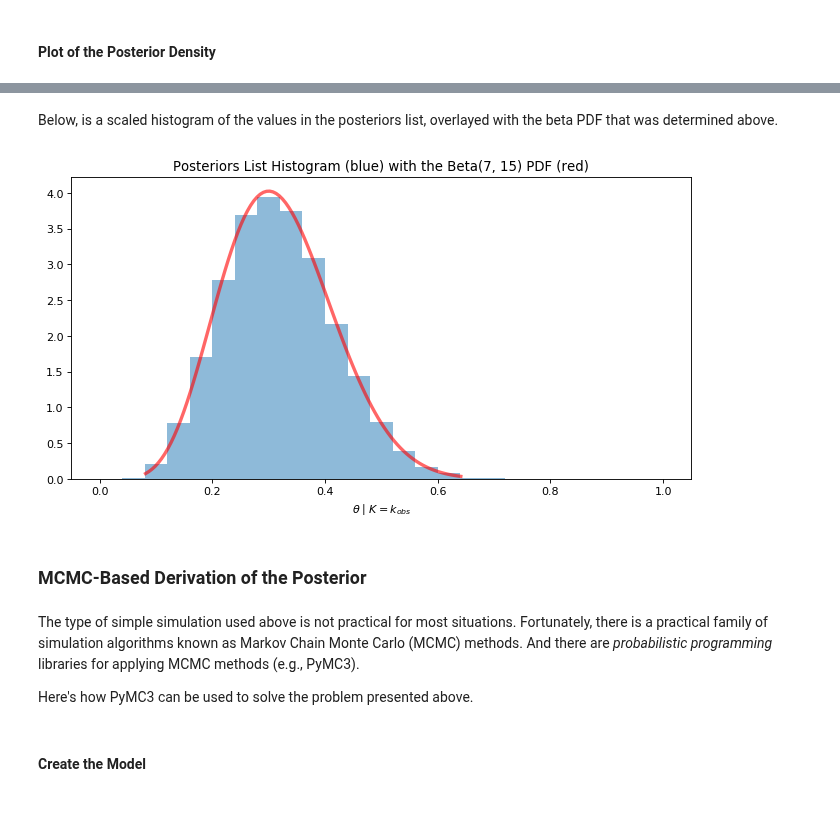
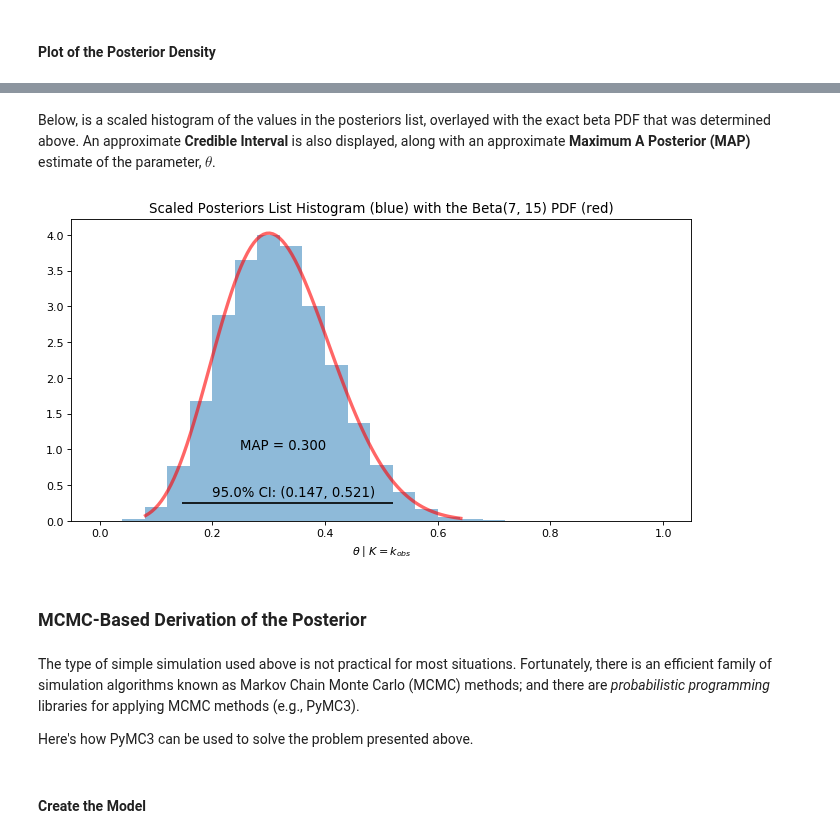
Before and after one commit to alreich/ipython-notebooks, a Jupyter notebook: Bayesian_Beta_Binomial_Example.ipynb, the cells around one changed output, grey strips where cells are left out. Saved outputs shown, nothing was run; the diff lists cells and outputs as text; code cells hidden in the pictures; blank space fills up the shorter version.

Commit message:
Added CI computations to simple simulation results

```diff
--- a/Bayesian_Beta_Binomial_Example.ipynb
+++ b/Bayesian_Beta_Binomial_Example.ipynb
@@ -137,18 +145,30 @@ There were 23832 matches out of 500000 priors. (Only 4.8% matched)
 # %% [markdown]
-Below, is a scaled histogram of the values in the posteriors list, overlayed with the beta PDF that was determined above.
+Below, is a scaled histogram of the values in the posteriors list, overlayed with the exact beta PDF that was determined above.  An approximate <b>Credible Interval</b> is also displayed, along with an approximate <b>Maximum A Posterior (MAP)</b> estimate of the parameter, $\theta$.
 # %%
+# Approximate Confidence Interval
+from scipy.stats.mstats import mquantiles
+simp_ci_low, simp_ci_high = mquantiles(posteriors, prob=[p1, 1-p1])
+simp_ci_label = f"{100 * conf_int_size:0.1f}% CI: ({simp_ci_low:0.3f}, {simp_ci_high:0.3f})"
+
 hbins = 25
 fig=plt.figure(figsize=(10, 5), dpi= 80, facecolor='w', edgecolor='k')
 plt.xlabel(r"$\theta \mid K = k_{obs}$")
-plt.title(f"Posteriors List Histogram (blue) with the Beta{posterior_beta_parameters} PDF (red)")
+plt.title(f"Scaled Posteriors List Histogram (blue) with the Beta{posterior_beta_parameters} PDF (red)")
 plt.plot(x, beta.pdf(x, *posterior_beta_parameters), 'r-', lw=3, alpha=0.6)
-_ = plt.hist(posteriors, bins=hbins, density=True, range=[0.0, 1.0], alpha=0.5)
+plt.hlines(0.25, simp_ci_low, simp_ci_high, colors='k', linestyles='solid')
+plt.text(0.2, 0.35, simp_ci_label, color='k', fontsize='large')
+ys, xs, _ = plt.hist(posteriors, bins=hbins, density=True, range=[0.0, 1.0], alpha=0.5)
+
+bin_index = np.argmax(ys)
+mode = (xs[bin_index] + xs[bin_index + 1])/2
+map_label = f"MAP = {mode:0.3f}"
+_ = plt.text(mode - 0.05, 1.0, map_label, color='k', fontsize='large')
 # %% [output]
-[figure, old version]
+[figure, new version]
 # %% [markdown]
 ### MCMC-Based Derivation of the Posterior
 # %% [markdown]
-The type of simple simulation used above is not practical for most situations.  Fortunately, there is a practical family of simulation algorithms known as Markov Chain Monte Carlo (MCMC) methods. And there are <i>probabilistic programming</i> libraries for applying MCMC methods (e.g., PyMC3).
+The type of simple simulation used above is not practical for most situations.  Fortunately, there is an efficient family of simulation algorithms known as Markov Chain Monte Carlo (MCMC) methods; and there are <i>probabilistic programming</i> libraries for applying MCMC methods (e.g., PyMC3).
 
 Here's how PyMC3 can be used to solve the problem presented above.
 # %%
```
Also changed, not shown: parts of 13 cells of this notebook, 1 other file.
